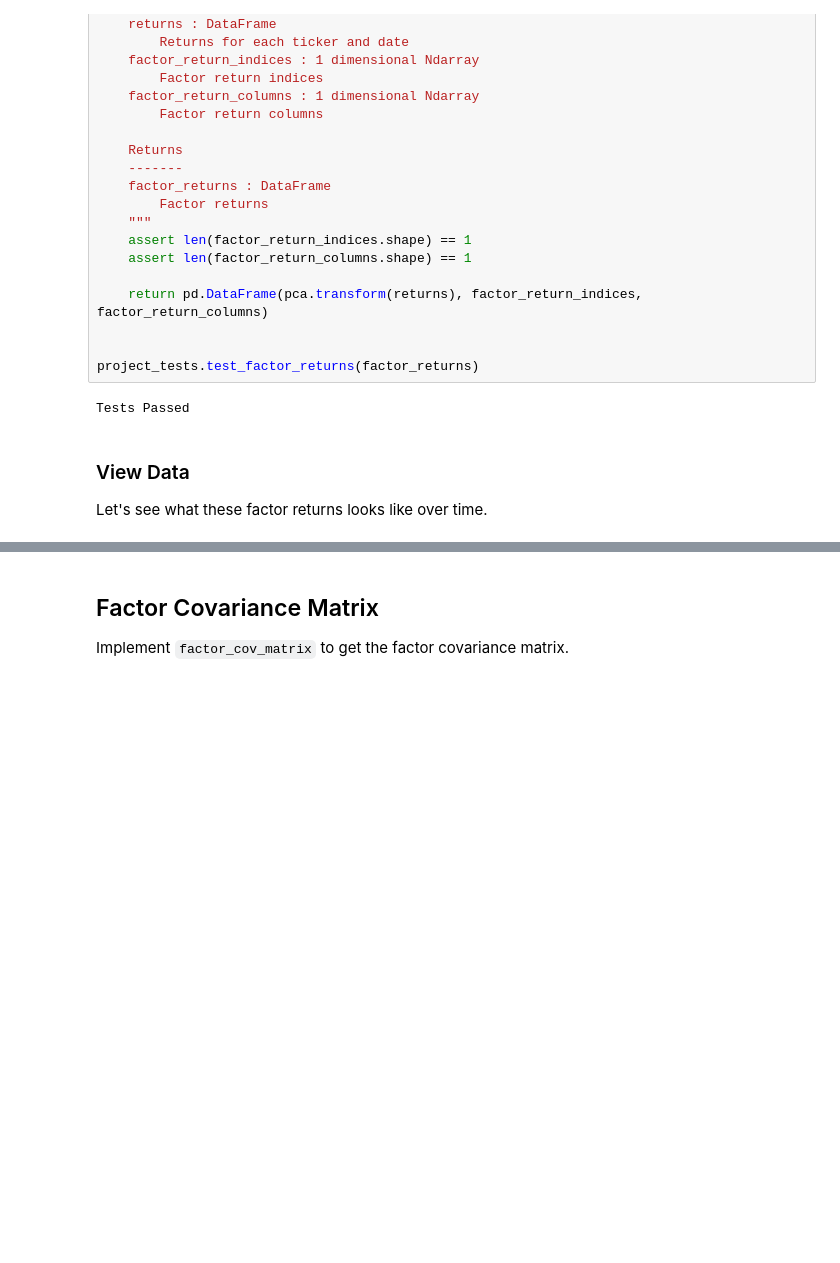
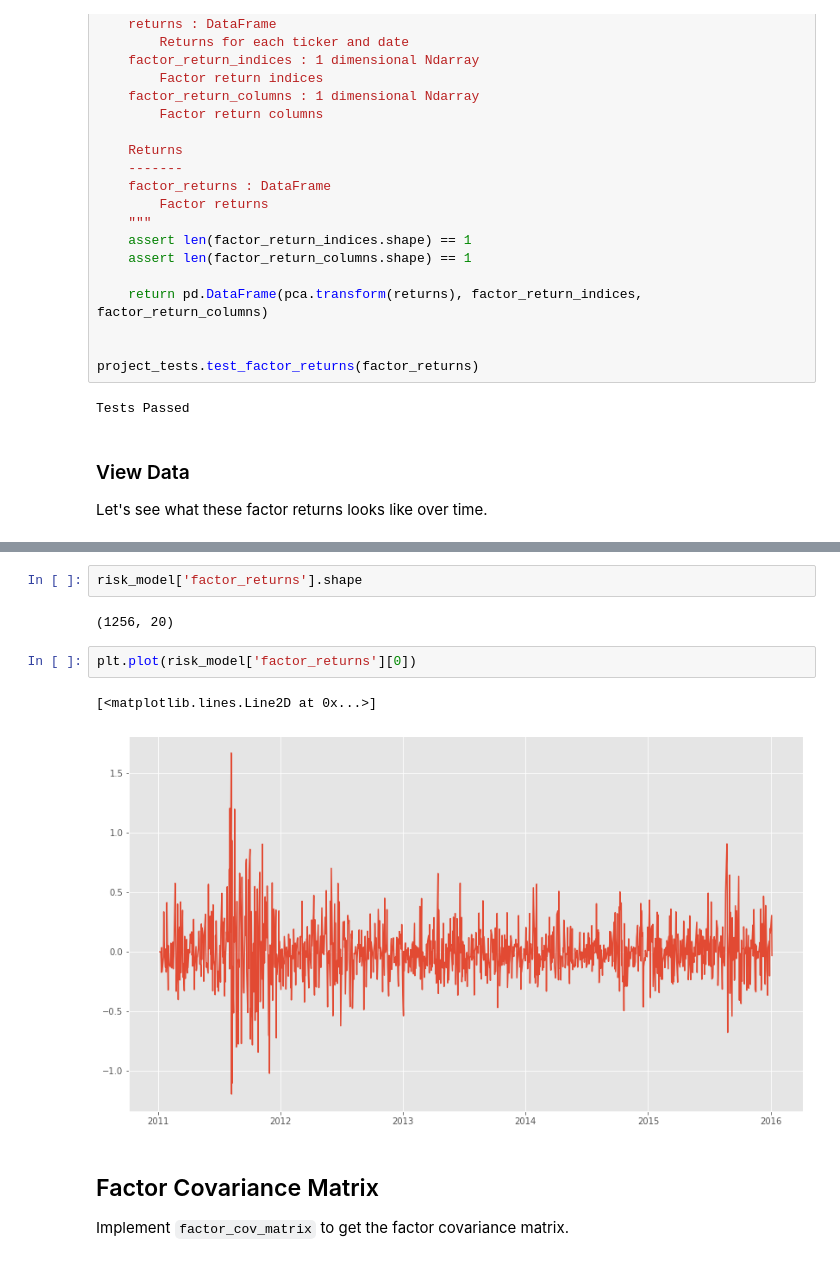
Before and after one commit to cerionXLII/MultiFactorPortfolioModel, a Jupyter notebook: src/project_4_starter.ipynb, the cells around one changed output, grey strips where cells are left out. Cells and saved outputs as stored; diff of their text form; blank space fills up the shorter version.

Commit message:
Calculation of risk factors.

```diff
--- a/src/project_4_starter.ipynb
+++ b/src/project_4_starter.ipynb
@@ -342,3 +345,12 @@ risk_model['factor_returns'].cumsum().plot(legend=None)
+# %%
+risk_model['factor_returns'].shape
+# %% [output]
+(1256, 20)
+# %%
+plt.plot(risk_model['factor_returns'][0])
+# %% [output]
+[<matplotlib.lines.Line2D at 0x...>]
+[figure, added]
 # %% [markdown]
 ## Factor Covariance Matrix
 Implement `factor_cov_matrix` to get the factor covariance matrix.
```
Also changed, not shown: parts of 18 cells of this notebook.
